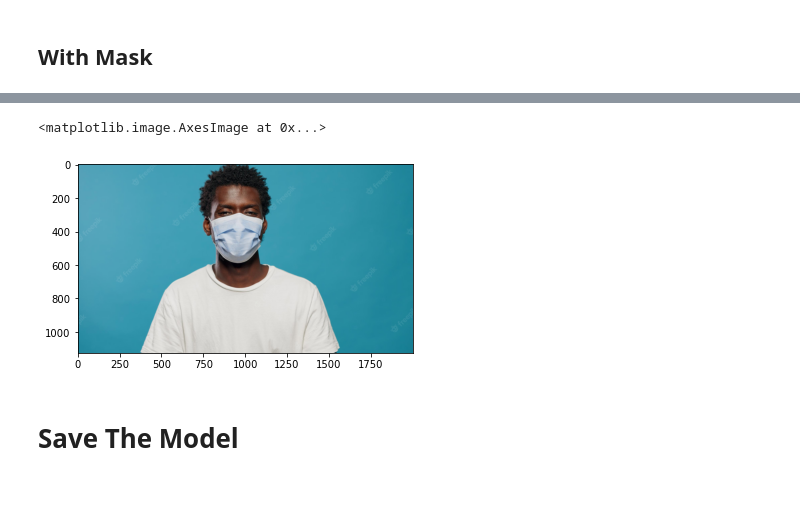
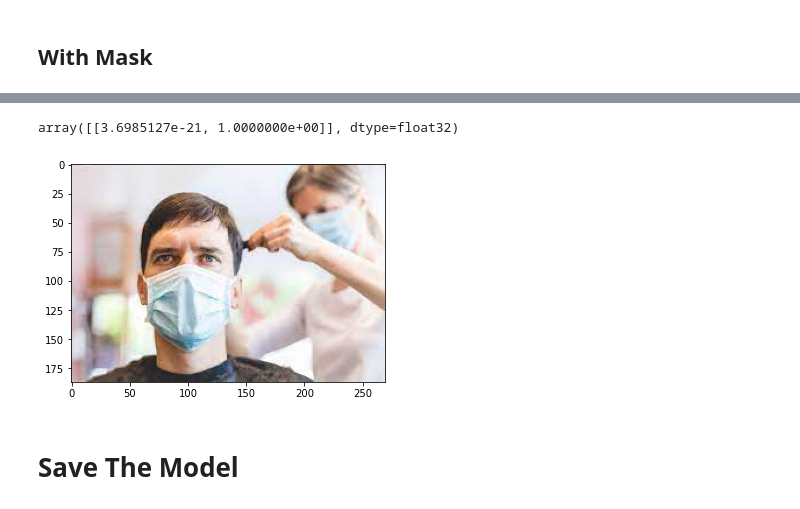
Before and after one commit to 0xN1nja/Face-Mask-Recognition-TensorFlow-CNN, a Jupyter notebook: model.ipynb, the cells around one changed output, grey strips where cells are left out. Drawn from its saved outputs; the diff is of its cells as text; code cells hidden in the pictures.

Commit message:
Updated Dataset To Improve Accuracy Of Model

```diff
--- a/model.ipynb
+++ b/model.ipynb
@@ -9,7 +9,7 @@ import pandas as pd
 # %% [markdown]
 # Create Train Dataset
 # %%
-data_dir=r"C:\Users\speed\Documents\Face Mask Recognition TensorFlow Object Detection API\data\data"
+data_dir=r"C:\Users\speed\Documents\Face Mask Recognition TensorFlow Object Detection API\data"
 classes=[i for i in os.listdir(data_dir)]
 train=[]
 for i in classes:
@@ -45,10 +45,9 @@ model=tf.keras.models.Sequential([
     tf.keras.layers.Conv2D(64,(3,3),activation="relu"),
     tf.keras.layers.MaxPool2D(),
     tf.keras.layers.Flatten(),
-    tf.keras.layers.Dense(256,activation="relu"),
     tf.keras.layers.Dropout(0.25),
-    tf.keras.layers.Dense(128,activation="relu"),
-    tf.keras.layers.Dense(1,activation="sigmoid")
+    tf.keras.layers.Dense(512,activation="relu"),
+    tf.keras.layers.Dense(2,activation="softmax")
 ])
 # %% [markdown]
 # Get Summary Of Model
@@ -75,9 +74,9 @@ _________________________________________________________________
 # %% [markdown]
 # Compile The Model
 # %%
-model.compile(optimizer="adam",loss="binary_crossentropy",metrics=["accuracy"])
+model.compile(optimizer="adam",loss="sparse_categorical_crossentropy",metrics=["accuracy"])
 # %% [markdown]
 # Train The Model
 # %%
-history=model.fit(x,y,epochs=20,validation_split=0.1,callbacks=[tsb])
+history=model.fit(x,y,epochs=10,validation_split=0.1,callbacks=[tsb])
 # %% [output]
@@ -142,6 +146,7 @@ without_mask
 # %% [markdown]
 ## With Mask
 # %%
-print(classes[int(np.round(model.predict(prepare(r"C:\Users\speed\Downloads\images2.jpg"))))])
+print(classes[int(np.argmax(model.predict(prepare(r"C:\Users\speed\Downloads\images2.jpg"))))])
 plt.imshow(plt.imread(r"C:\Users\speed\Downloads\images2.jpg"))
+model.predict(prepare(r"C:\Users\speed\Downloads\images2.jpg"))
 # %% [output]
@@ -150,5 +156,5 @@ with_mask
-<matplotlib.image.AxesImage at 0x...>
+array([[3.6985127e-21, 1.0000000e+00]], dtype=float32)
-[figure, old version]
+[figure, new version]
 # %% [markdown]
 # Save The Model
 # %%
```
Also changed, not shown: parts of 7 cells of this notebook, 27 other files.
